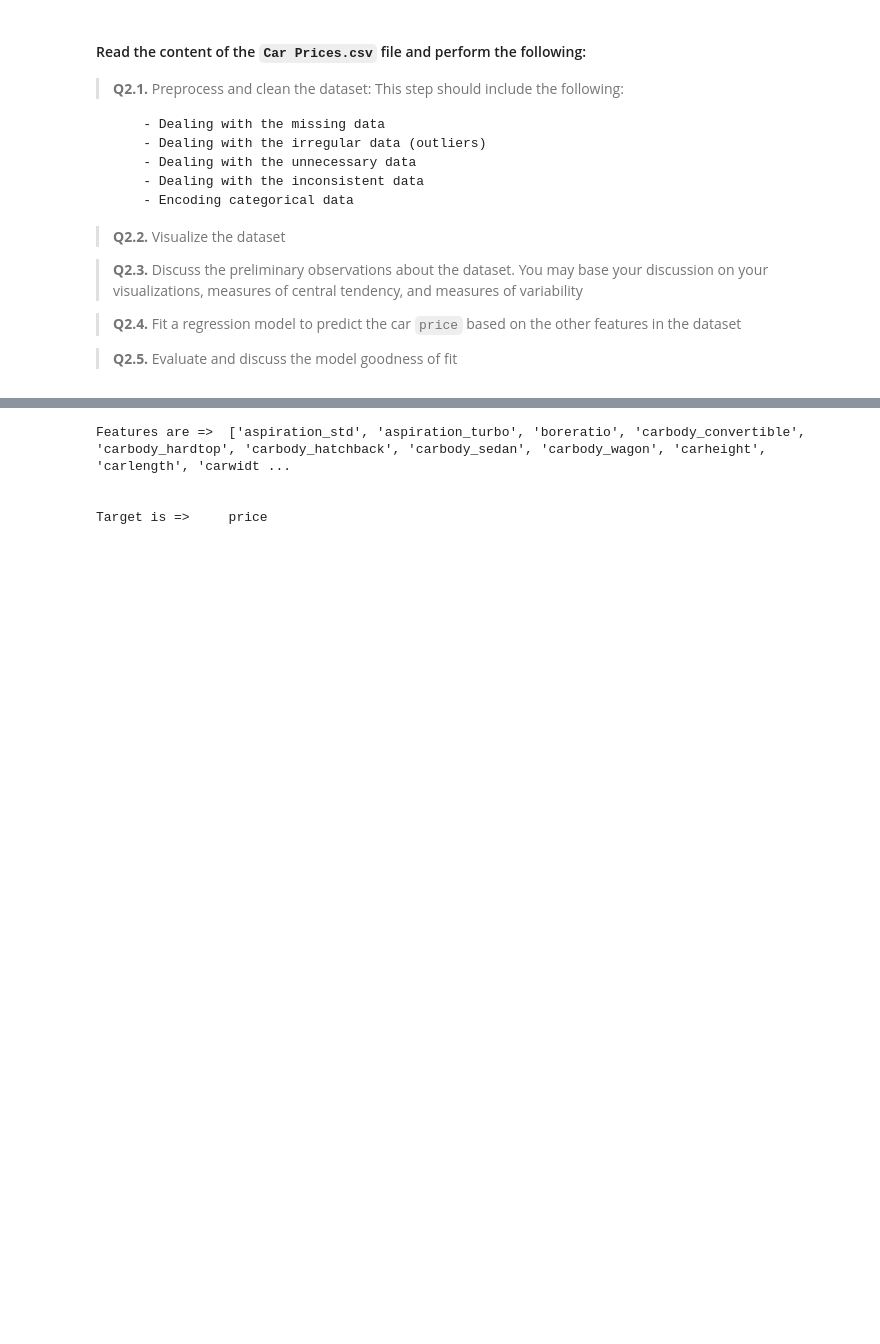
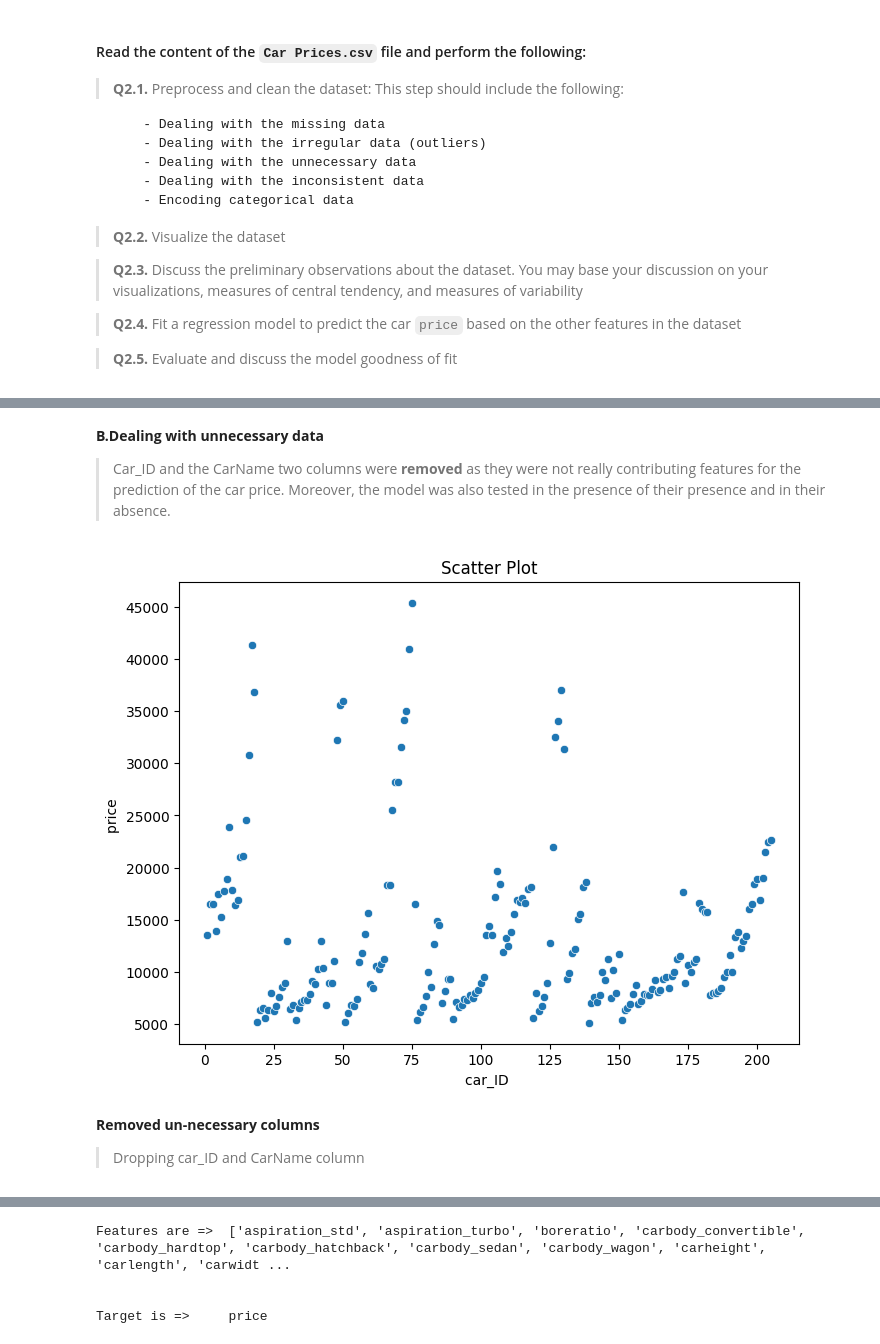
Before and after one commit to jonamadk/scaling-ML-journey, a Jupyter notebook: lab-01/Lab1.ipynb, the cells around one changed output, grey strips where cells are left out. Drawn from its saved outputs; the diff is of its cells as text; code cells hidden in the pictures; blank space fills up the shorter version.

```diff
--- a/lab-01/Lab1.ipynb
+++ b/lab-01/Lab1.ipynb
@@ -340,0 +388,16 @@ Name: price, dtype: float64
+# %% [markdown]
+**B.Dealing with unnecessary data**
+> Car_ID and the CarName two columns were **removed** as they were not really contributing features for the prediction of the car price. Moreover, the model was also tested in the presence of their presence and in their absence.
+# %%
+# Scatter plot of two numeric columns
+plt.figure(figsize=(8, 6))
+sns.scatterplot(x='car_ID', y='price', data=car_dataframe)
+plt.title('Scatter Plot')
+plt.xlabel('car_ID ')
+plt.ylabel('price ')
+plt.show()
+# %% [output]
+[figure, added]
+# %% [markdown]
+**Removed un-necessary columns**
+> Dropping car_ID and CarName column
```
Also changed, not shown: parts of 45 cells of this notebook, 5 other files.
